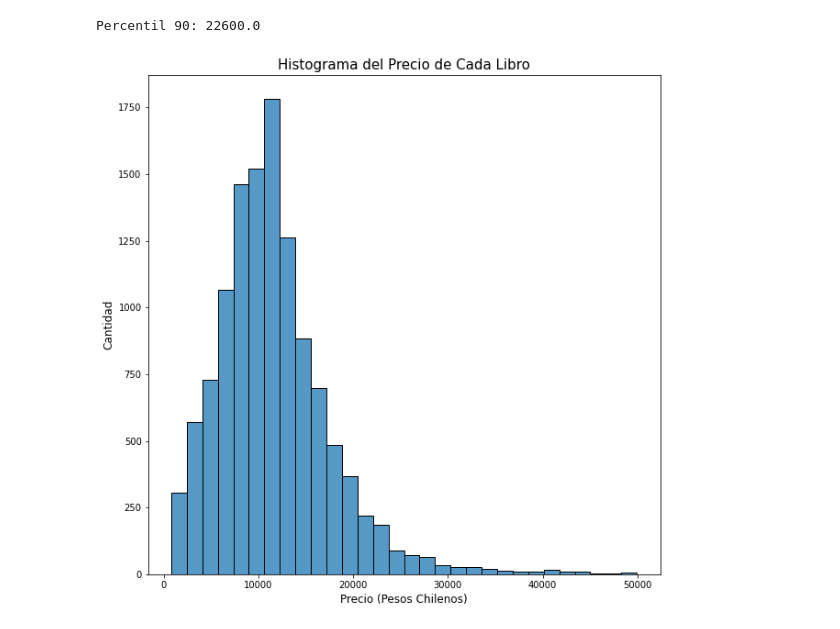
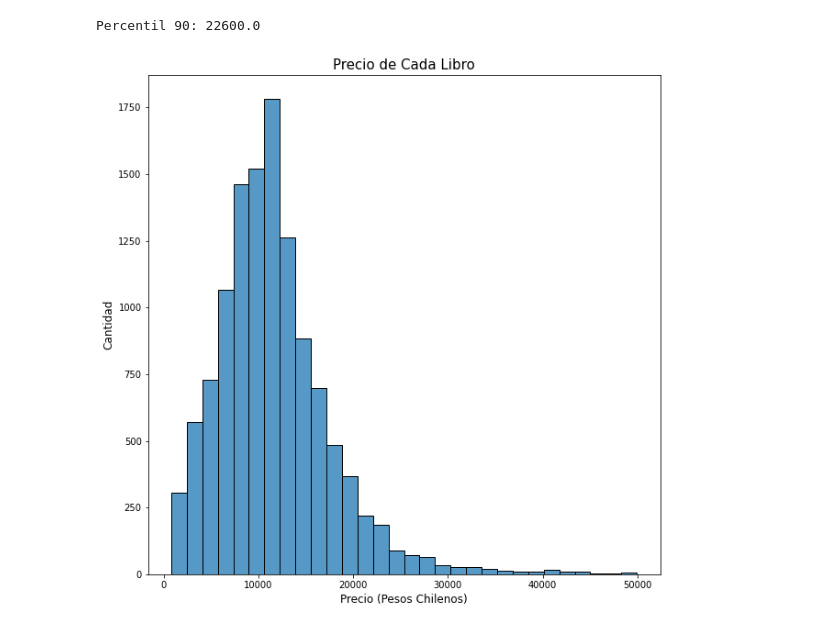
Before and after one commit to CrisLeaf/books_dashboard, a Jupyter notebook: data_analysis.ipynb, the cells around one changed output. Drawn from its saved outputs; the diff is of its cells as text; code cells hidden in the pictures.

```diff
--- a/data_analysis.ipynb
+++ b/data_analysis.ipynb
@@ -214,7 +214,7 @@ df["review_raw"] = df["review"].apply(lambda x: raw_string(x))
 
 df["review_chars_count"] = df["review"].apply(lambda x: len(x))
 df["review_words_count"] = df["review_raw"].apply(lambda x: len(x.split()))
-df["review_uniques_counts"] = df["review_raw"].apply(lambda x: len(set(x.split())))
+df["review_uniques_count"] = df["review_raw"].apply(lambda x: len(set(x.split())))
 df["review_stopwords_count"] = df["review_raw"].apply(
 	lambda x: len([word for word in x.split() if word in spanish_stop_words])
 )
@@ -313,12 +315,12 @@ Percentil 90: 22600.0
 # %%
 fig = plt.subplots(figsize=(10, 10))
 sns.histplot(df[df["price"] <= 50_000]["price"], bins=30)
-plt.title("Histograma del Precio de Cada Libro",
+plt.title("Precio de Cada Libro",
 		  fontsize=15)
 plt.xlabel("Precio (Pesos Chilenos)", fontsize=12)
 plt.ylabel("Cantidad", fontsize=12)
 plt.savefig("plots/price.png", bbox_inches="tight", facecolor="#e3e3e3",
 			pad_inches=0.3, transparent=False)
 plt.show()
 # %% [output]
-[figure, old version]
+[figure, new version]
```
Also changed, not shown: parts of 14 cells of this notebook, 13 other files.
